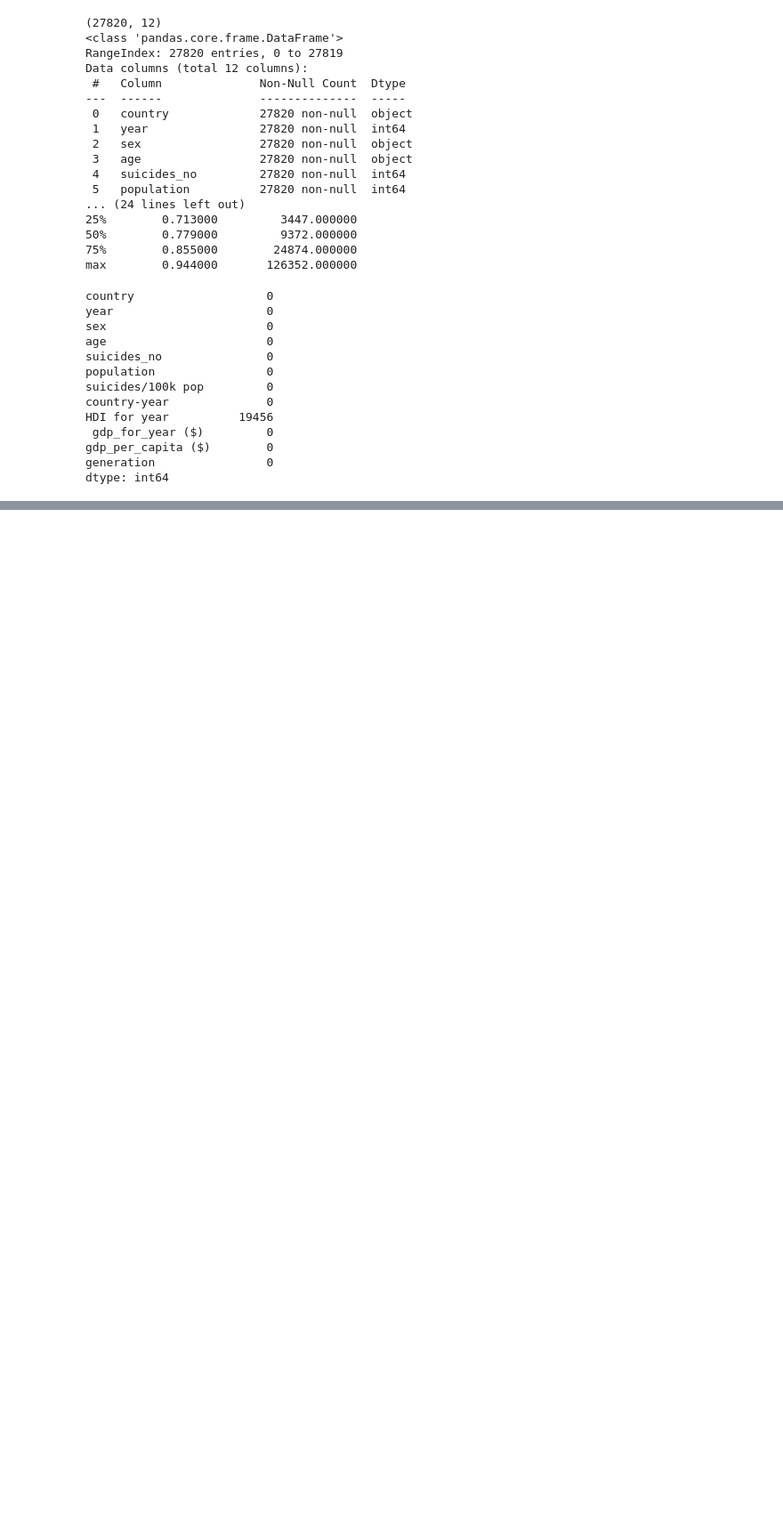
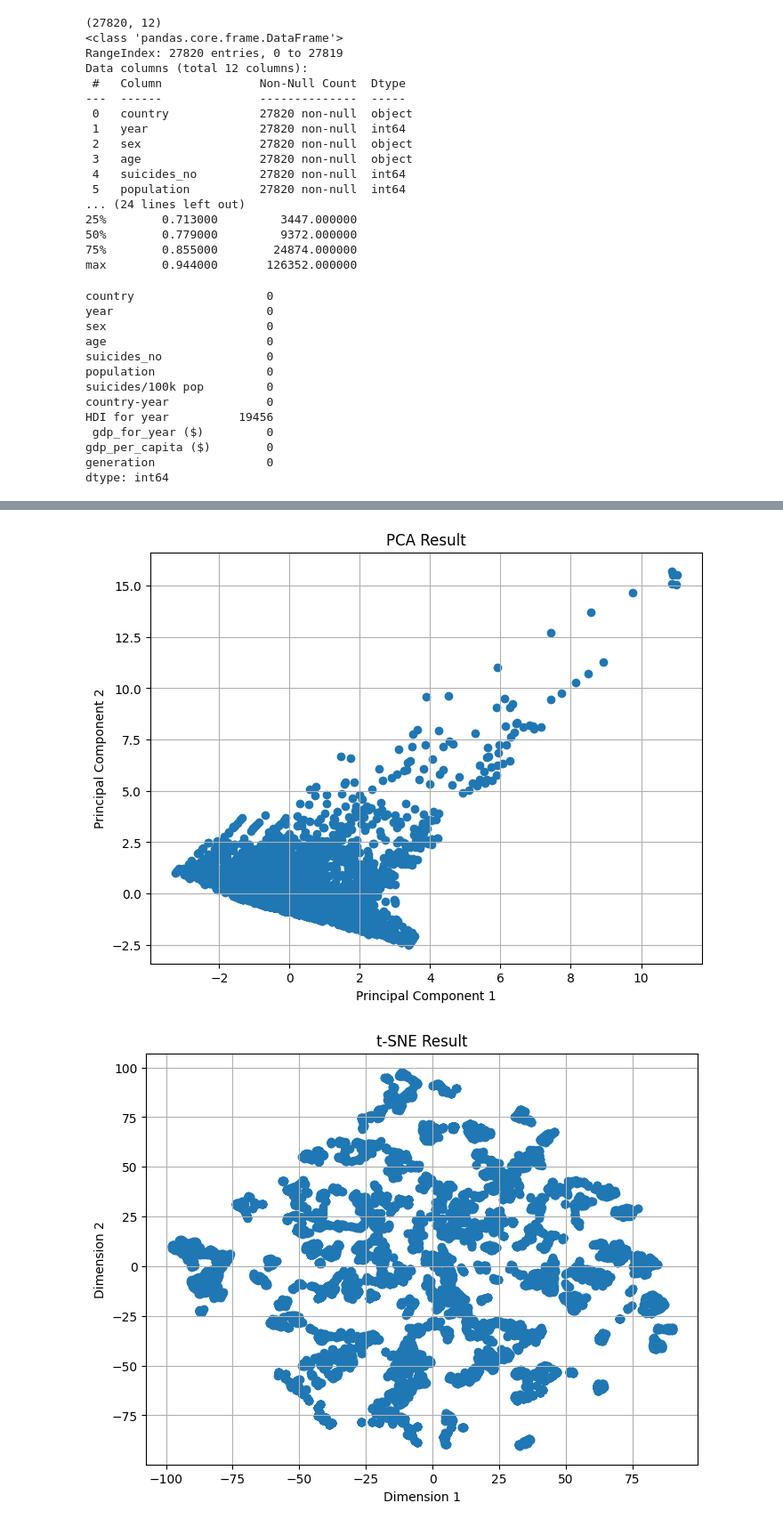
Before and after one commit to Nagaumesh/Codsoft, a Jupyter notebook: Exploratory_DA.ipynb, the cells around one changed output, grey strips where cells are left out. Shown at 89% size. Saved outputs shown, nothing was run; the diff lists cells and outputs as text; code cells hidden in the pictures; blank space fills up the shorter version.

```diff
--- a/Exploratory_DA.ipynb
+++ b/Exploratory_DA.ipynb
@@ -97,0 +373,43 @@ plt.show()
+# %%
+import pandas as pd
+import matplotlib.pyplot as plt
+from sklearn.preprocessing import StandardScaler
+from sklearn.decomposition import PCA
+from sklearn.manifold import TSNE
+
+
+data.dropna(inplace=True)
+data = data.select_dtypes(include=[float, int])
+
+
+scaler = StandardScaler()
+scaled_data = scaler.fit_transform(data)
+
+# Step 4: Apply PCA
+pca = PCA(n_components=2)  # Reduce to 2 dimensions
+pca_result = pca.fit_transform(scaled_data)
+
+# Step 5: Visualize PCA result
+plt.figure(figsize=(8, 6))
+plt.scatter(pca_result[:, 0], pca_result[:, 1])
+plt.title('PCA Result')
+plt.xlabel('Principal Component 1')
+plt.ylabel('Principal Component 2')
+plt.grid()
+plt.show()
+
+# Step 4: Apply t-SNE (optional)
+tsne = TSNE(n_components=2)
+tsne_result = tsne.fit_transform(scaled_data)
+
+# Step 5: Visualize t-SNE result
+plt.figure(figsize=(8, 6))
+plt.scatter(tsne_result[:, 0], tsne_result[:, 1])
+plt.title('t-SNE Result')
+plt.xlabel('Dimension 1')
+plt.ylabel('Dimension 2')
+plt.grid()
+plt.show()
+# %% [output]
+[figure, added]
+[figure, added]
```
Also changed, not shown: parts of 10 cells of this notebook.
